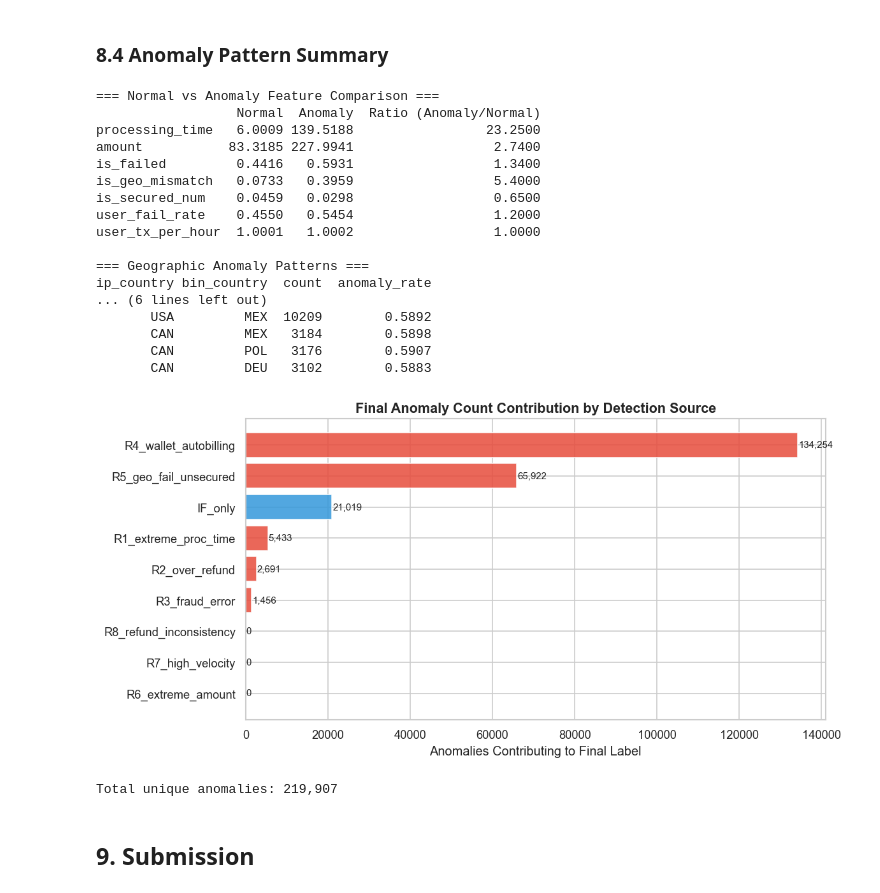
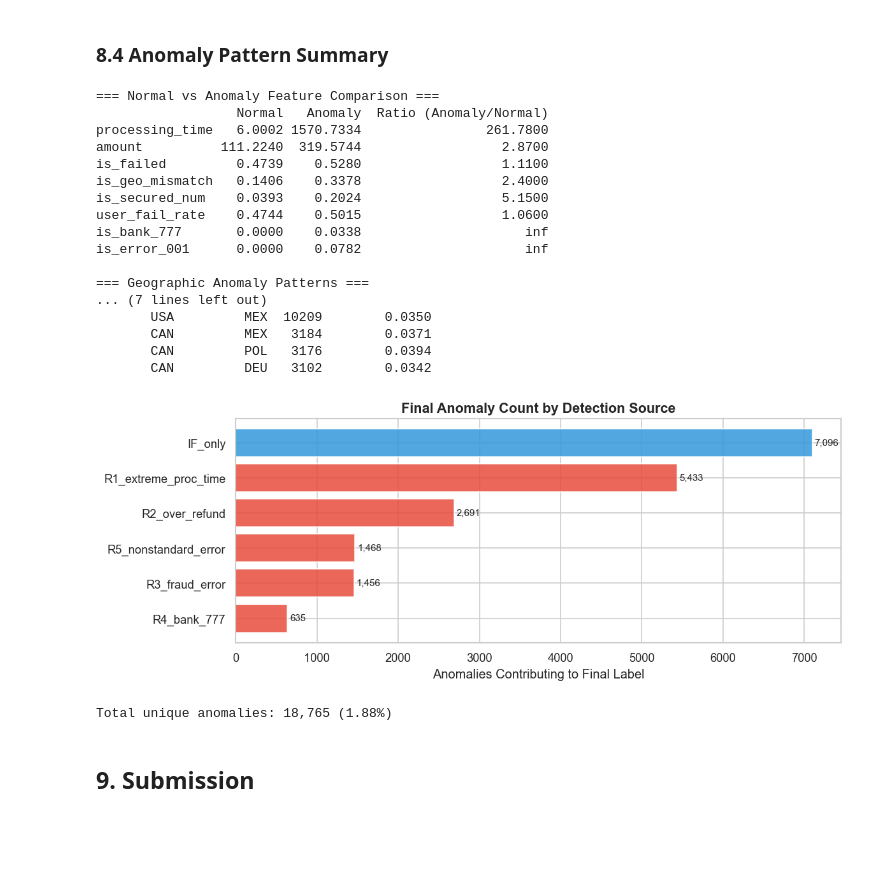
Before and after one commit to DenkoProg/labs, a Jupyter notebook: projects/int20h-2026-hackathon/kaggle.ipynb, the cells around one changed output. Drawn from its saved outputs; the diff is of its cells as text; code cells hidden in the pictures; blank space fills up the shorter version.

```diff
--- a/projects/int20h-2026-hackathon/kaggle.ipynb
+++ b/projects/int20h-2026-hackathon/kaggle.ipynb
@@ -655,14 +666,20 @@ plt.show()
 - `contamination=0.05` = we expect approximately 5% anomaly rate
 # %%
 ml_features = [
-    'processing_time', 'amount', 'hour', 'day_of_week', 'month',
-    'is_night', 'is_weekend', 'is_geo_mismatch', 'is_failed',
-    'is_secured_num', 'refund_ratio', 'is_over_refund',
-    'user_tx_count', 'user_fail_rate', 'user_amount_mean',
-    'amount_zscore_user', 'user_geo_mismatch_rate', 'user_fraud_error_rate',
-    'user_tx_per_hour', 'bank_fail_rate', 'psp_fail_rate',
-    'is_wallet_autobilling', 'is_fraud_error', 'error_severity',
-    'refund_inconsistency'
+    # Temporal
+    'processing_time', 'hour', 'is_night', 'is_weekend',
+    # Financial
+    'amount', 'refund_ratio', 'is_over_refund',
+    # Status & errors
+    'is_failed', 'is_fraud_error', 'error_severity',
+    # New data-driven signals (critical — these are the strongest signals)
+    'is_bank_777', 'is_error_001',
+    # Bank/PSP context
+    'bank_fail_rate', 'bank_tx_count', 'psp_fail_rate',
+    # User context
+    'user_fail_rate', 'user_tx_count', 'amount_zscore_user',
+    # Security
+    'is_secured_num', 'is_geo_mismatch',
 ]
 
 print(f'Feature count: {len(ml_features)}')
@@ -678,9 +695,9 @@ Feature matrix shape: (1000000, 25)
 print('Training Isolation Forest on 1,000,000 transactions...')
 
 iso_forest = IsolationForest(
-    n_estimators=200,
-    contamination=0.05,
-    max_samples='auto',
+    n_estimators=300,
+    contamination=0.008,   # very conservative: ~8,000 additional anomalies as safety net
+    max_samples='auto',    # was 0.05 (50,000 flagged) in v1 — reduced 6x
     random_state=RANDOM_STATE,
     n_jobs=-1
 )
@@ -898,7 +912,7 @@ anomalies.nsmallest(25, 'if_score')[display_cols]
 ### 8.4 Anomaly Pattern Summary
 # %%
 comparison_metrics = ['processing_time', 'amount', 'is_failed', 'is_geo_mismatch',
-                      'is_secured_num', 'user_fail_rate', 'user_tx_per_hour']
+                      'is_secured_num', 'user_fail_rate', 'is_bank_777', 'is_error_001']
 
 comparison = pd.DataFrame({
     'Normal': df[df['is_anomaly'] == 0][comparison_metrics].mean(),
@@ -920,54 +934,49 @@ top_mismatch = (
 print(top_mismatch.to_string(index=False))
 # %% [output]
 === Normal vs Anomaly Feature Comparison ===
-                  Normal  Anomaly  Ratio (Anomaly/Normal)
-processing_time   6.0009 139.5188                 23.2500
-amount           83.3185 227.9941                  2.7400
-is_failed         0.4416   0.5931                  1.3400
-is_geo_mismatch   0.0733   0.3959                  5.4000
-is_secured_num    0.0459   0.0298                  0.6500
-user_fail_rate    0.4550   0.5454                  1.2000
-user_tx_per_hour  1.0001   1.0002                  1.0000
+                  Normal   Anomaly  Ratio (Anomaly/Normal)
+processing_time   6.0002 1570.7334                261.7800
+amount          111.2240  319.5744                  2.8700
+is_failed         0.4739    0.5280                  1.1100
+is_geo_mismatch   0.1406    0.3378                  2.4000
+is_secured_num    0.0393    0.2024                  5.1500
+user_fail_rate    0.4744    0.5015                  1.0600
+is_bank_777       0.0000    0.0338                     inf
+is_error_001      0.0000    0.0782                     inf
 
 === Geographic Anomaly Patterns ===
-ip_country bin_country  count  anomaly_rate
-... (6 lines left out)
-       USA         MEX  10209        0.5892
-       CAN         MEX   3184        0.5898
-       CAN         POL   3176        0.5907
-       CAN         DEU   3102        0.5883
+... (7 lines left out)
+       USA         MEX  10209        0.0350
+       CAN         MEX   3184        0.0371
+       CAN         POL   3176        0.0394
+       CAN         DEU   3102        0.0342
 # %%
-# Anomaly explanation breakdown
-anomalies_with_exp = df[df['is_anomaly'] == 1].copy()
-anomalies_with_exp['explanation'] = anomalies_with_exp.apply(build_explanation, axis=1)
-
 # Rule contribution analysis
 rule_contributions = {}
 for rule in rule_names:
-    flagged = df[df[rule] == 1]['is_anomaly'].sum()
-    rule_contributions[rule] = flagged
+    rule_contributions[rule] = df[df[rule] == 1]['is_anomaly'].sum()
 
 if_only_count = ((df['rule_anomaly'] == 0) & (df['if_anomaly'] == 1)).sum()
 rule_contributions['IF_only'] = if_only_count
 
-fig, ax = plt.subplots(figsize=(10, 5))
+fig, ax = plt.subplots(figsize=(10, 4))
 sorted_contrib = sorted(rule_contributions.items(), key=lambda x: x[1])
 labels_c = [r[0] for r in sorted_contrib]
 values_c = [r[1] for r in sorted_contrib]
 colors_c = ['#3498db' if l == 'IF_only' else '#e74c3c' for l in labels_c]
 bars_c = ax.barh(labels_c, values_c, color=colors_c, alpha=0.85)
-ax.set_title('Final Anomaly Count Contribution by Detection Source', fontsize=13, fontweight='bold')
+ax.set_title('Final Anomaly Count by Detection Source', fontsize=13, fontweight='bold')
 ax.set_xlabel('Anomalies Contributing to Final Label')
 for bar, val in zip(bars_c, values_c):
-    ax.text(bar.get_width() + 100, bar.get_y() + bar.get_height()/2,
+    ax.text(bar.get_width() + 30, bar.get_y() + bar.get_height()/2,
             f'{val:,}', va='center', fontsize=9)
 plt.tight_layout()
 plt.show()
 
-print(f'\nTotal unique anomalies: {df["is_anomaly"].sum():,}')
+print(f'\nTotal unique anomalies: {df["is_anomaly"].sum():,} ({df["is_anomaly"].mean():.2%})')
 # %% [output]
-[figure, old version]
+[figure, new version]
-Total unique anomalies: 219,907
+Total unique anomalies: 18,765 (1.88%)
 # %% [markdown]
 ## 9. Submission <a id='9-submission'></a>
 # %%
```
Also changed, not shown: parts of 15 cells of this notebook, 1 other file.
